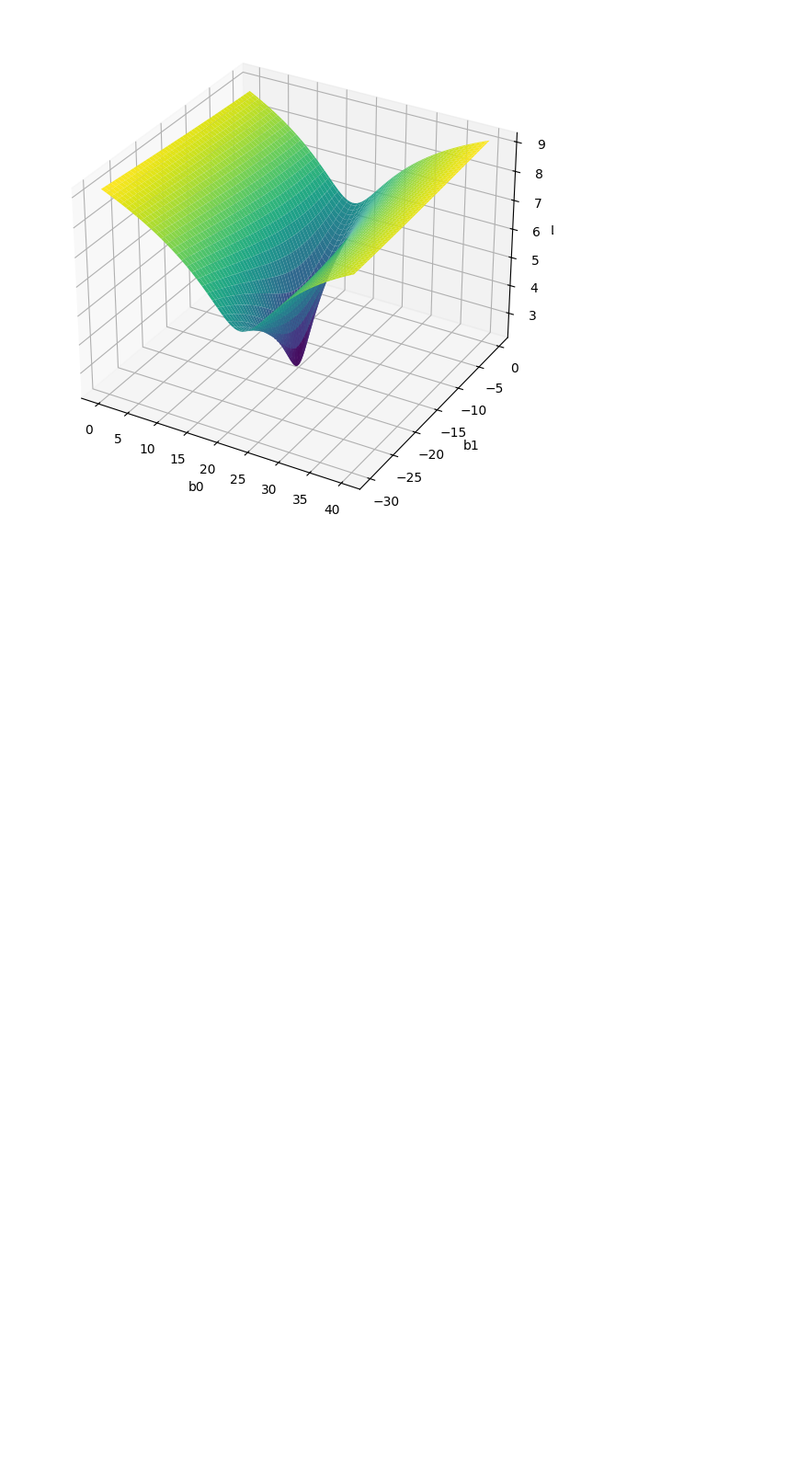
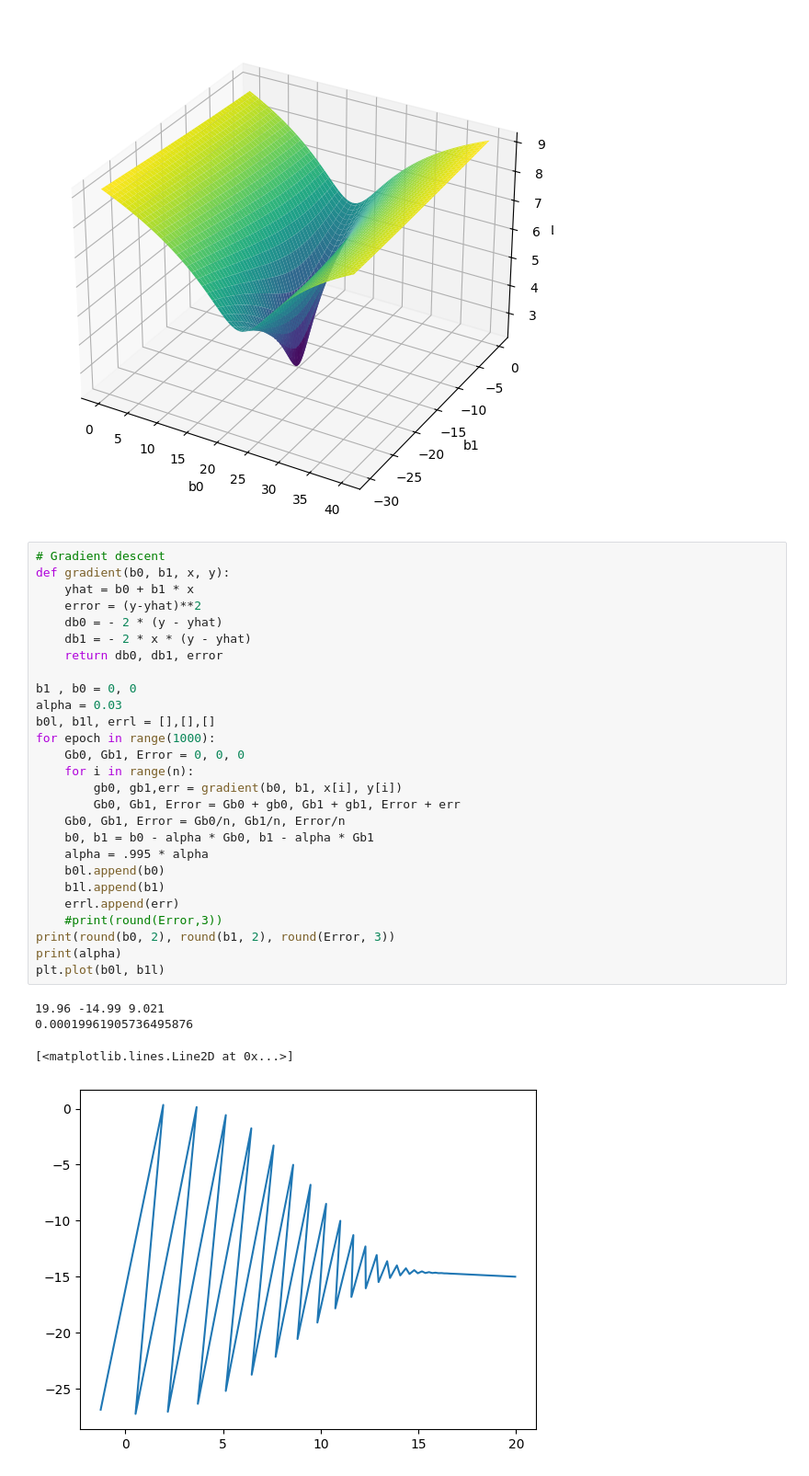
Before and after one commit to rezabanaei/Machine_Learning, a Jupyter notebook: Regression.ipynb, the cells around one changed output. Shown: that part at 92% size. Drawn from its saved outputs; the diff is of its cells as text; blank space fills up the shorter version.

```diff
--- a/Regression.ipynb
+++ b/Regression.ipynb
@@ -56,3 +56,35 @@ ax.set_zlabel('Loss')
 plt.show()
 # %% [output]
 [figure]
+# %%
+# Gradient descent
+def gradient(b0, b1, x, y):
+    yhat = b0 + b1 * x
+    error = (y-yhat)**2
+    db0 = - 2 * (y - yhat)
+    db1 = - 2 * x * (y - yhat)
+    return db0, db1, error
+
+b1 , b0 = 0, 0
+alpha = 0.03
+b0l, b1l, errl = [],[],[]
+for epoch in range(1000):
+    Gb0, Gb1, Error = 0, 0, 0
+    for i in range(n):
+        gb0, gb1,err = gradient(b0, b1, x[i], y[i])
+        Gb0, Gb1, Error = Gb0 + gb0, Gb1 + gb1, Error + err
+    Gb0, Gb1, Error = Gb0/n, Gb1/n, Error/n
+    b0, b1 = b0 - alpha * Gb0, b1 - alpha * Gb1
+    alpha = .995 * alpha
+    b0l.append(b0)
+    b1l.append(b1)
+    errl.append(err)
+    #print(round(Error,3))
+print(round(b0, 2), round(b1, 2), round(Error, 3))
+print(alpha)
+plt.plot(b0l, b1l)
+# %% [output]
+19.96 -14.99 9.021
+0.00019961905736495876
+[<matplotlib.lines.Line2D at 0x...>]
+[figure, added]
```
Also changed, not shown: parts of 2 cells of this notebook.
